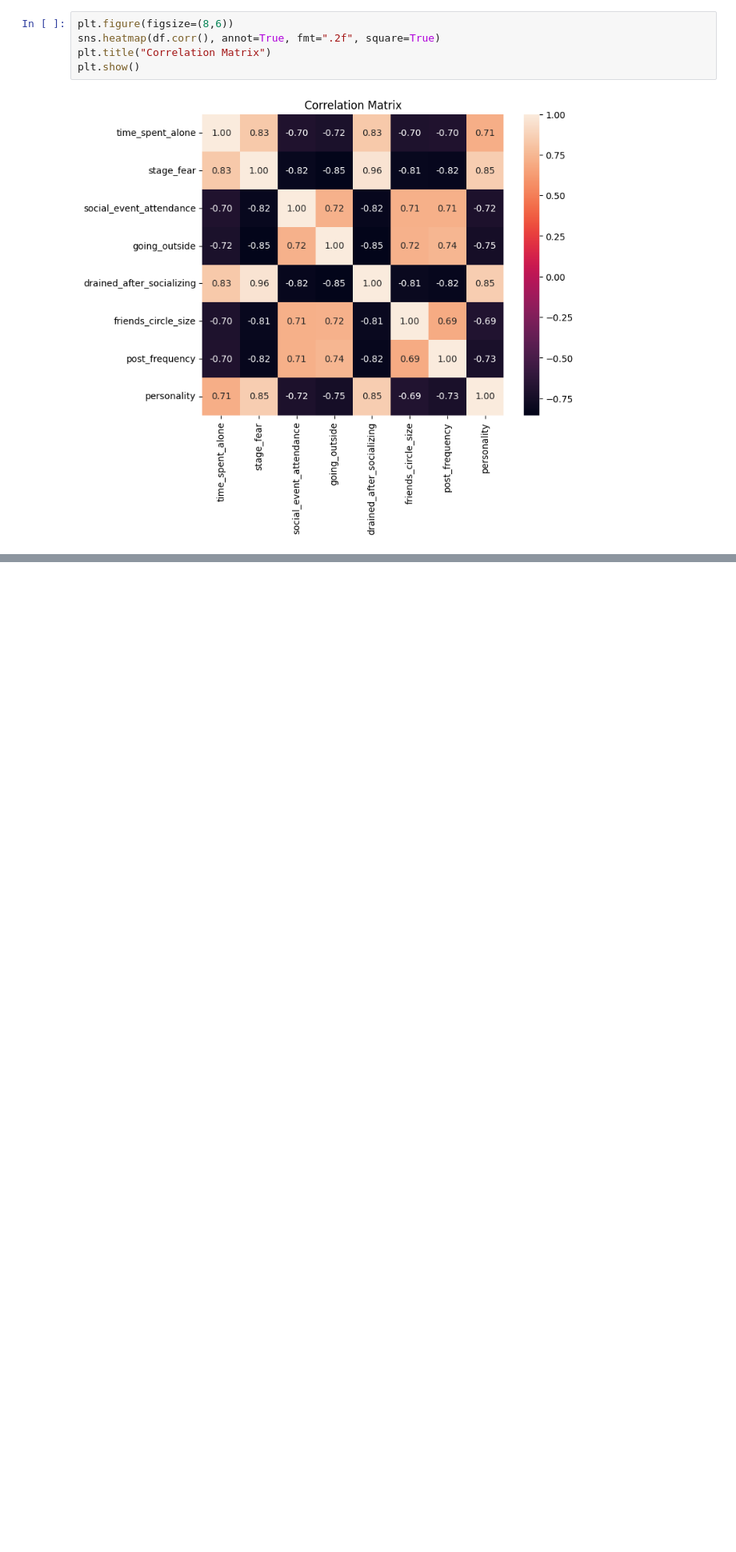
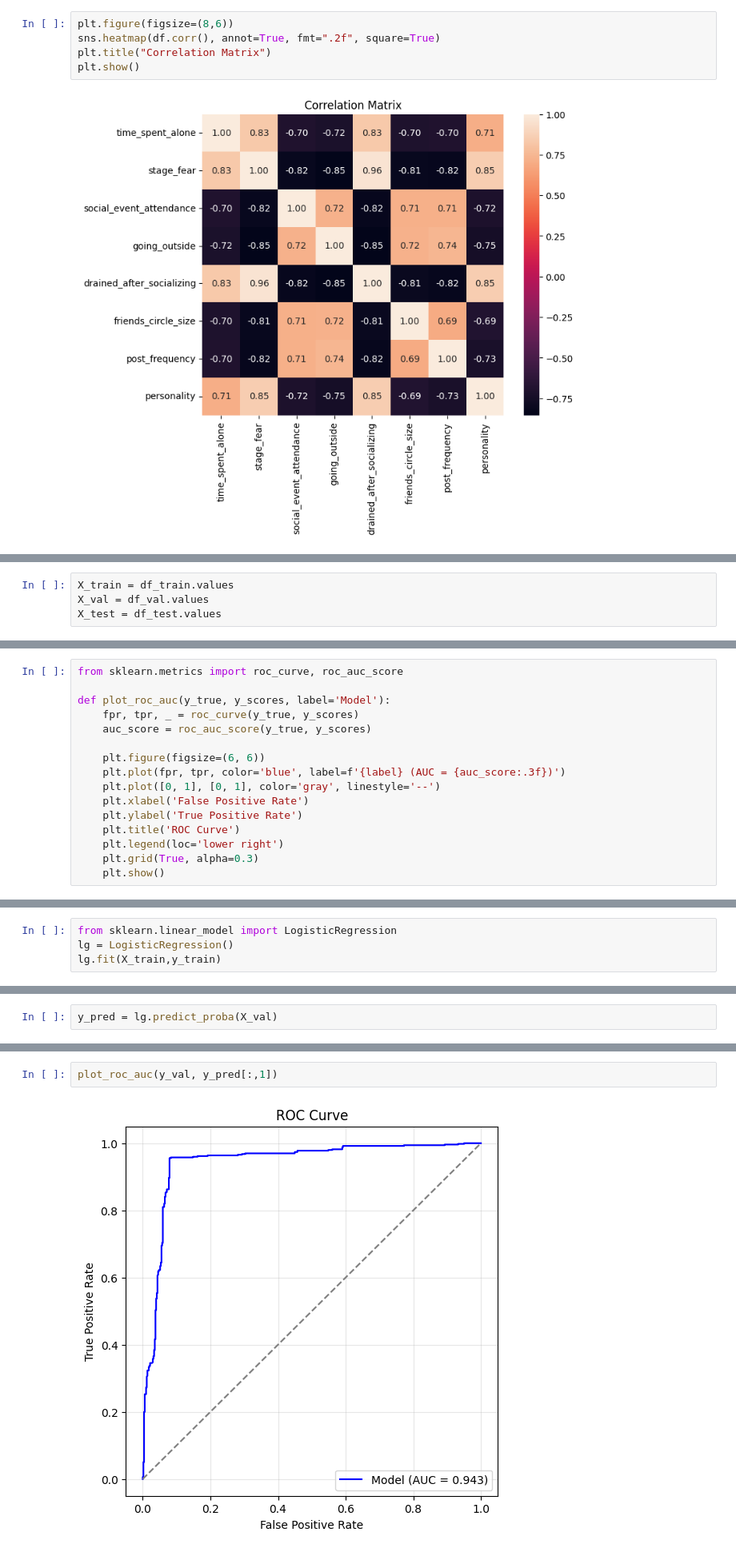
Before and after one commit to petrushki/PersonalityPredictor, a Jupyter notebook: notebook.ipynb, the cells around one changed output, grey strips where cells are left out. Shown: that part at 80% size. Cells and saved outputs as stored; diff of their text form; blank space fills up the shorter version.

Commit message:
linear model + cross val

```diff
--- a/notebook.ipynb
+++ b/notebook.ipynb
@@ -114,0 +235,4 @@ plt.show()
+# %%
+X_train = df_train.values
+X_val = df_val.values
+X_test = df_test.values
@@ -114,0 +253,16 @@ plt.show()
+# %%
+from sklearn.metrics import roc_curve, roc_auc_score
+
+def plot_roc_auc(y_true, y_scores, label='Model'):
+    fpr, tpr, _ = roc_curve(y_true, y_scores)
+    auc_score = roc_auc_score(y_true, y_scores)
+
+    plt.figure(figsize=(6, 6))
+    plt.plot(fpr, tpr, color='blue', label=f'{label} (AUC = {auc_score:.3f})')
+    plt.plot([0, 1], [0, 1], color='gray', linestyle='--')
+    plt.xlabel('False Positive Rate')
+    plt.ylabel('True Positive Rate')
+    plt.title('ROC Curve')
+    plt.legend(loc='lower right')
+    plt.grid(True, alpha=0.3)
+    plt.show()
@@ -114,0 +301,4 @@ plt.show()
+# %%
+from sklearn.linear_model import LogisticRegression
+lg = LogisticRegression()
+lg.fit(X_train,y_train)
@@ -114,0 +317,2 @@ plt.show()
+# %%
+y_pred = lg.predict_proba(X_val)
@@ -114,0 +325,4 @@ plt.show()
+# %%
+plot_roc_auc(y_val, y_pred[:,1])
+# %% [output]
+[figure, added]
```
Also changed, not shown: parts of 29 cells of this notebook.
